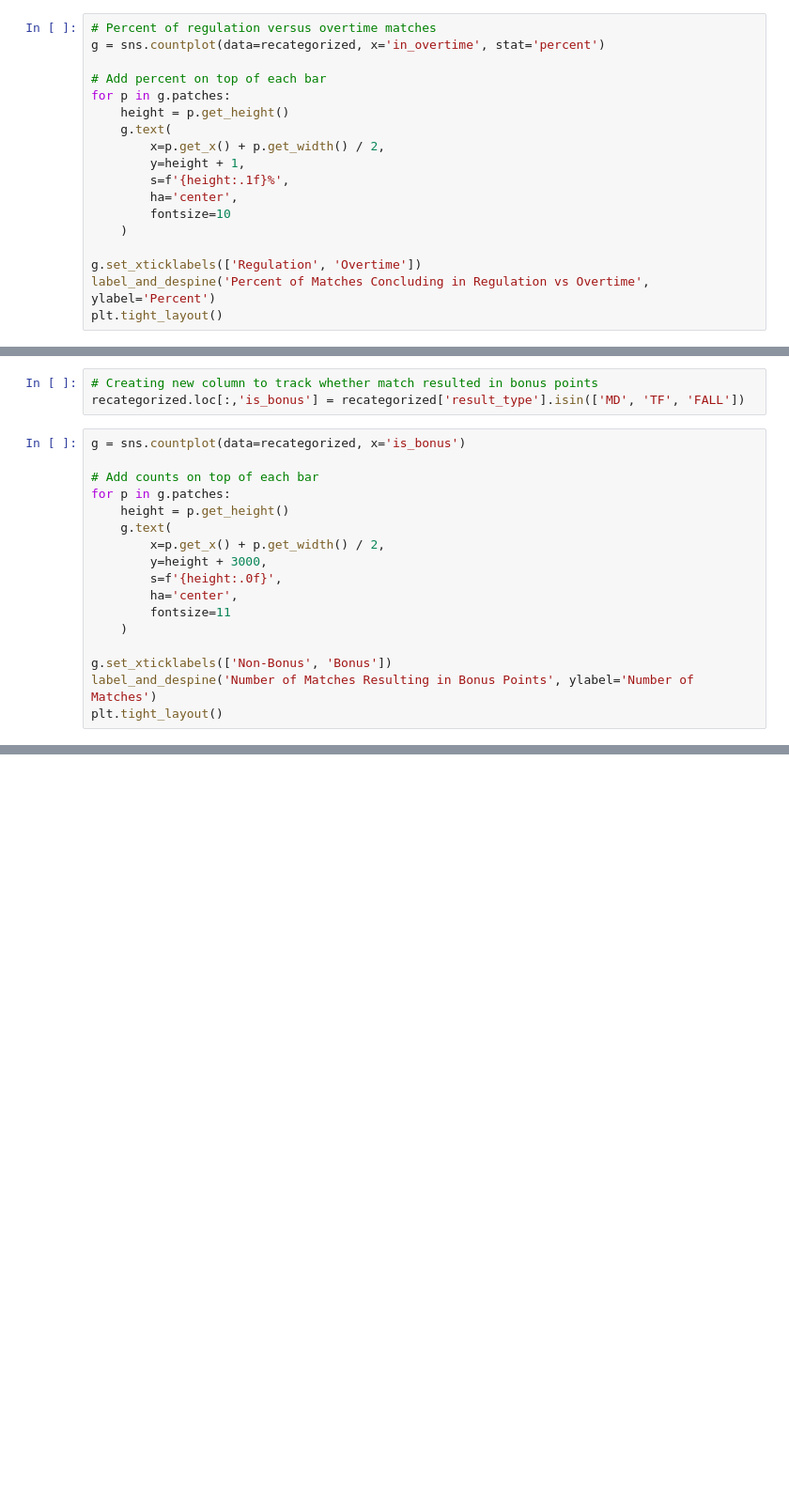
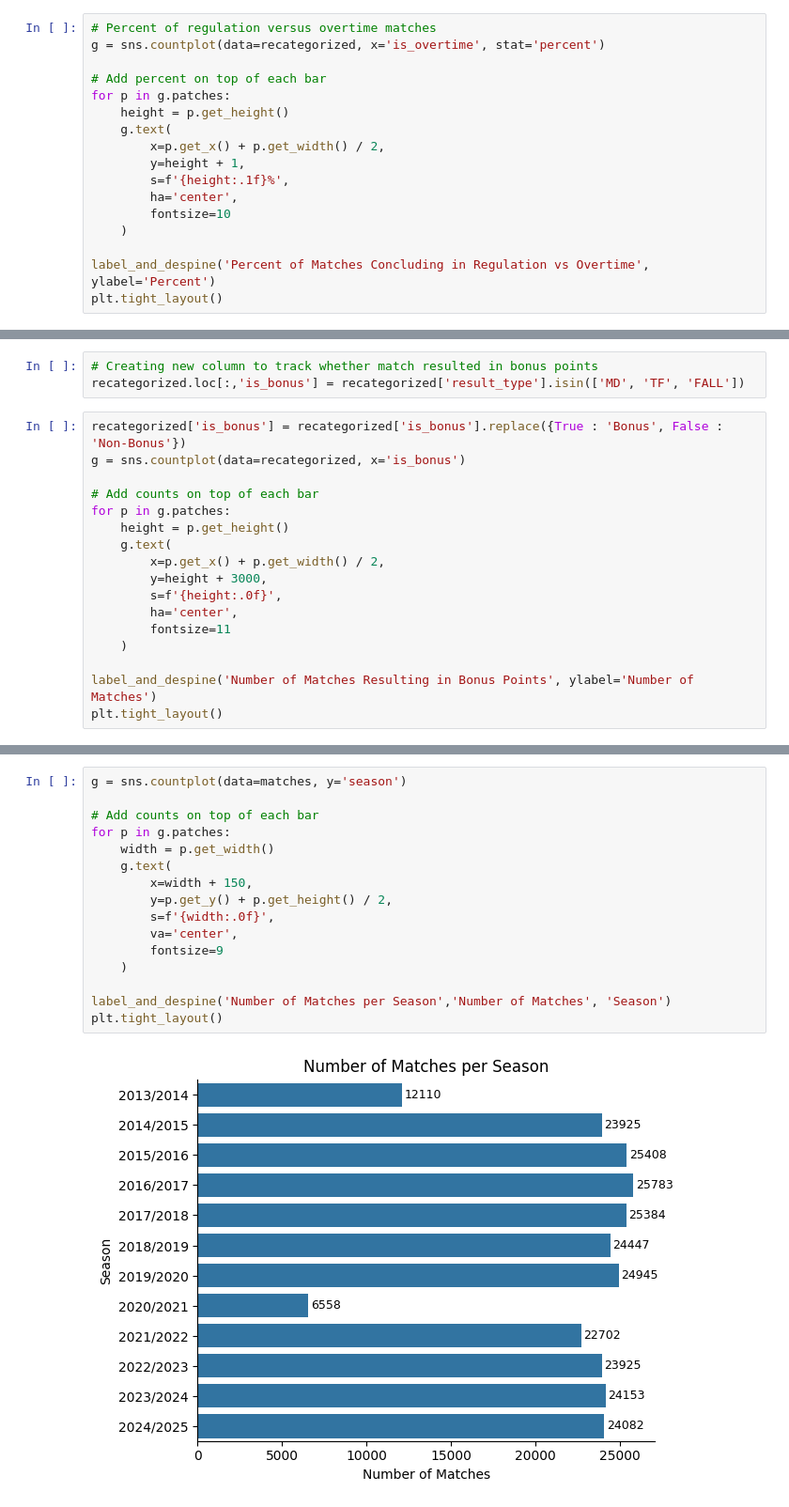
Before and after one commit to Silver0524/NCAA-Wrestling-Predictor, a Jupyter notebook: notebooks/eda.ipynb, the cells around one changed output, grey strips where cells are left out. Shown at 94% size. Drawn from its saved outputs; the diff is of its cells as text; blank space fills up the shorter version.

```diff
--- a/notebooks/eda.ipynb
+++ b/notebooks/eda.ipynb
@@ -196,6 +202,6 @@ plt.tight_layout()
 # %%
 # Percent of regulation versus overtime matches
-g = sns.countplot(data=recategorized, x='in_overtime', stat='percent')
+g = sns.countplot(data=recategorized, x='is_overtime', stat='percent')
 
 # Add percent on top of each bar
 for p in g.patches:
@@ -208,7 +214,6 @@ for p in g.patches:
         fontsize=10
     )
 
-g.set_xticklabels(['Regulation', 'Overtime'])
 label_and_despine('Percent of Matches Concluding in Regulation vs Overtime', ylabel='Percent')
 plt.tight_layout()
 # %% [output]
@@ -263,6 +268,7 @@ I also am interested by how often matches end with bonus points (match decided b
 # Creating new column to track whether match resulted in bonus points
 recategorized.loc[:,'is_bonus'] = recategorized['result_type'].isin(['MD', 'TF', 'FALL'])
 # %%
+recategorized['is_bonus'] = recategorized['is_bonus'].replace({True : 'Bonus', False : 'Non-Bonus'})
 g = sns.countplot(data=recategorized, x='is_bonus')
 
 # Add counts on top of each bar
@@ -276,7 +282,6 @@ for p in g.patches:
         fontsize=11
     )
 
-g.set_xticklabels(['Non-Bonus', 'Bonus'])
 label_and_despine('Number of Matches Resulting in Bonus Points', ylabel='Number of Matches')
 plt.tight_layout()
 # %% [output]
@@ -302,0 +313,18 @@ plt.tight_layout()
+# %%
+g = sns.countplot(data=matches, y='season')
+
+# Add counts on top of each bar
+for p in g.patches:
+    width = p.get_width()
+    g.text(
+        x=width + 150,
+        y=p.get_y() + p.get_height() / 2,
+        s=f'{width:.0f}',
+        va='center',
+        fontsize=9
+    )
+
+label_and_despine('Number of Matches per Season','Number of Matches', 'Season')
+plt.tight_layout()
+# %% [output]
+[figure, added]
```
Also changed, not shown: parts of 23 cells of this notebook, 4 other files.
